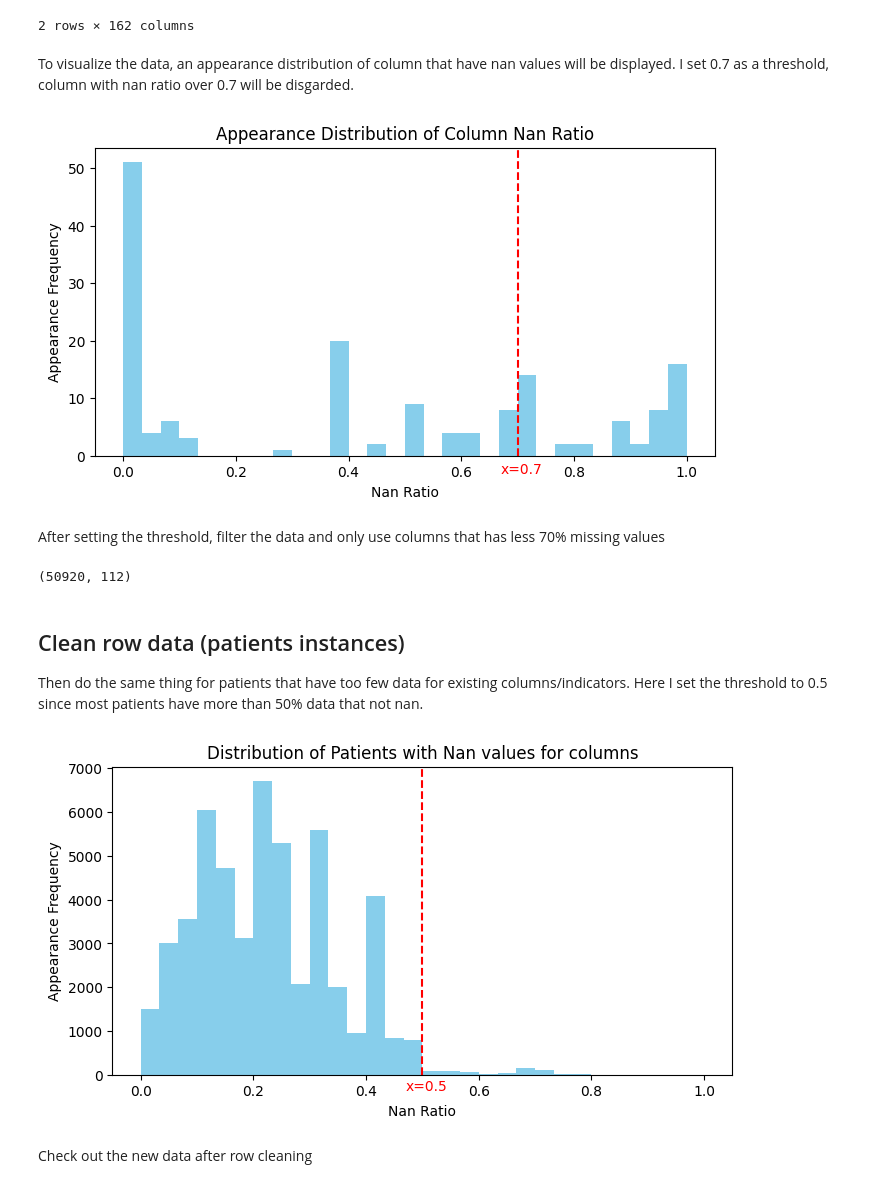
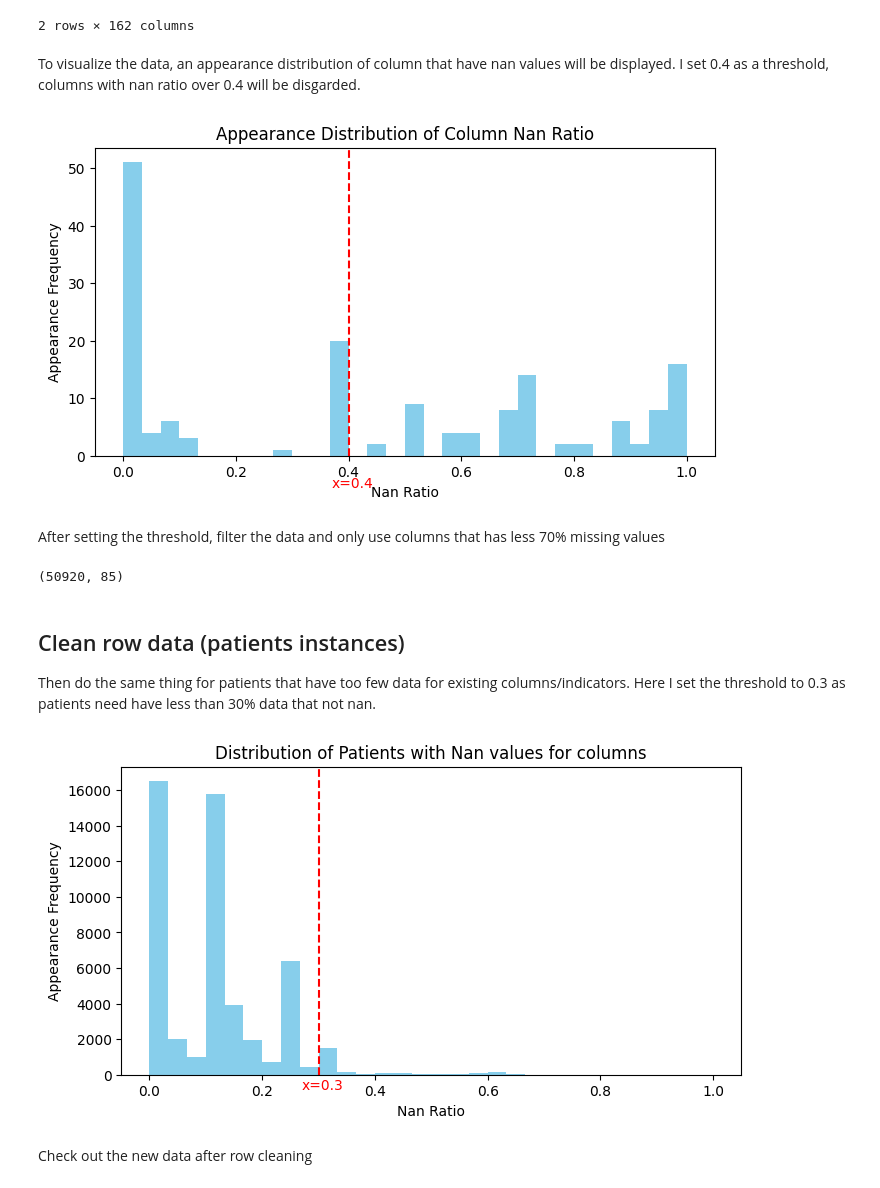
Before and after one commit to NUSLCC/SPH_Assignment1, a Jupyter notebook: assignment1.ipynb, the cells around one changed output. Drawn from its saved outputs; the diff is of its cells as text; code cells hidden in the pictures.

```diff
--- a/assignment1.ipynb
+++ b/assignment1.ipynb
@@ -96,42 +97,42 @@ df_nan_ratio_result
 2 rows × 162 columns
 # %% [markdown]
 To visualize the data, an appearance distribution of column that have nan values will be displayed.
-I set 0.7 as a threshold, column with nan ratio over 0.7 will be disgarded.
+I set 0.4 as a threshold, columns with nan ratio over 0.4 will be disgarded.
 # %%
 plt.figure(figsize=(8, 4))
 plt.hist(df_nan_ratio.values.flatten(), bins=30, range=(0, 1), color='skyblue')
 plt.title('Appearance Distribution of Column Nan Ratio')
 plt.xlabel('Nan Ratio')
 plt.ylabel('Appearance Frequency')
-plt.axvline(x=0.7, color='red', linestyle='--')
-plt.text(0.67, -3, 'x=0.7', color='red')
+plt.axvline(x=0.4, color='red', linestyle='--')
+plt.text(0.37, -5.5, 'x=0.4', color='red')
 plt.show()
 # %% [output]
-[figure, old version]
+[figure, new version]
 # %% [markdown]
 After setting the threshold, filter the data and only use columns that has less 70% missing values
 # %%
 df_nan_ratio = df.isnull().sum(axis=0) / len(df)
-new_df_c_cleaning = df.loc[:, df_nan_ratio <= 0.7]
+new_df_c_cleaning = df.loc[:, df_nan_ratio <= 0.4]
 new_df_c_cleaning.shape
 # %% [output]
-(50920, 112)
+(50920, 85)
 # %% [markdown]
 ## Clean row data (patients instances)
 Then do the same thing for patients that have too few data for existing columns/indicators.
-Here I set the threshold to 0.5 since most patients have more than 50% data that not nan.
+Here I set the threshold to 0.3 as patients need have less than 30% data that not nan.
 # %%
 new_df_nan_ratio = new_df_c_cleaning.isnull().sum(axis=1) / len(new_df_c_cleaning.columns)
 plt.figure(figsize=(8, 4))
 plt.hist(new_df_nan_ratio.values, bins=30, range=(0, 1), color='skyblue')
 plt.title('Distribution of Patients with Nan values for columns')
 plt.xlabel('Nan Ratio')
 plt.ylabel('Appearance Frequency')
-plt.axvline(x=0.5, color='red', linestyle='--')
-plt.text(0.47, -350, 'x=0.5', color='red')
+plt.axvline(x=0.3, color='red', linestyle='--')
+plt.text(0.27, -800, 'x=0.3', color='red')
 plt.show()
 # %% [output]
-[figure, old version]
+[figure, new version]
 # %% [markdown]
 Check out the new data after row cleaning
 # %%
```
Also changed, not shown: parts of 8 cells of this notebook.
